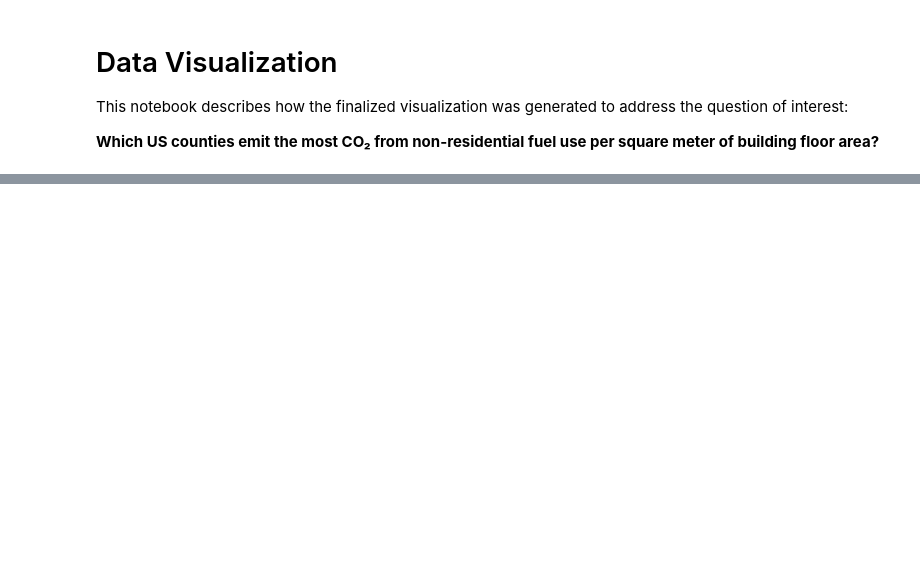
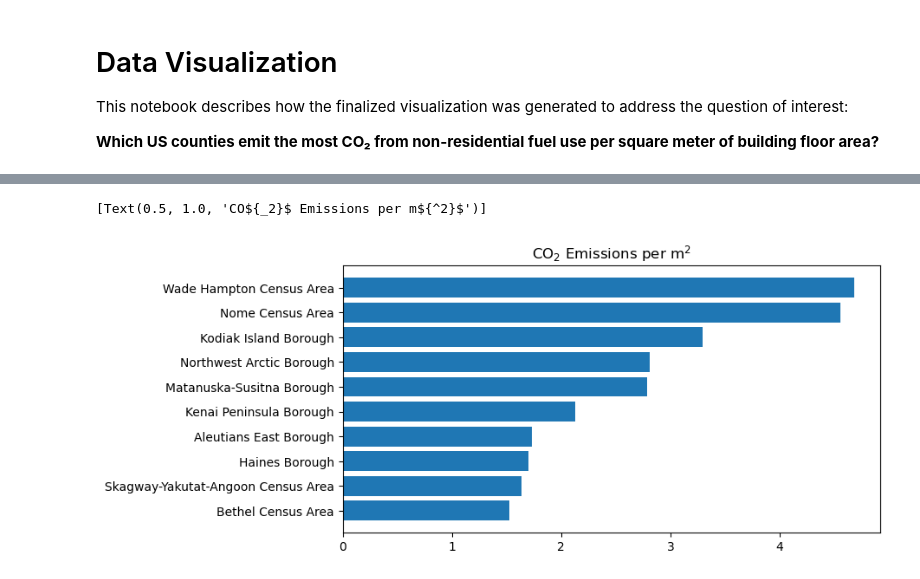
Before and after one commit to vedikaS-byte/eds-213-labs, a Jupyter notebook: data-visualization.ipynb, the cells around one changed output, grey strips where cells are left out. Cells and saved outputs as stored; diff of their text form; code cells hidden in the pictures; blank space fills up the shorter version.

```diff
--- a/data-visualization.ipynb
+++ b/data-visualization.ipynb
@@ -29,5 +37,11 @@ sources_top_10 = sources_emissions_clean.head(10)
 # %%
 # We can create a ranked bar chart
-fig, ax = plt.subplots(figsize(8,4))
-
-plt.
+fig, ax = plt.subplots(figsize = (8,4))
+source_name = sources_top_10["source_name"]
+co2_per_m2 = sources_top_10["co2_per_m2"]
+ax.barh(source_name, co2_per_m2)
+ax.invert_yaxis() # Read the sources top to bottom
+ax.set(title = "CO${_2}$ Emissions per m${^2}$ Per Non-Residential S")
+# %% [output]
+[Text(0.5, 1.0, 'CO${_2}$ Emissions per m${^2}$')]
+[figure, added]
```
Also changed, not shown: parts of 3 cells of this notebook.
